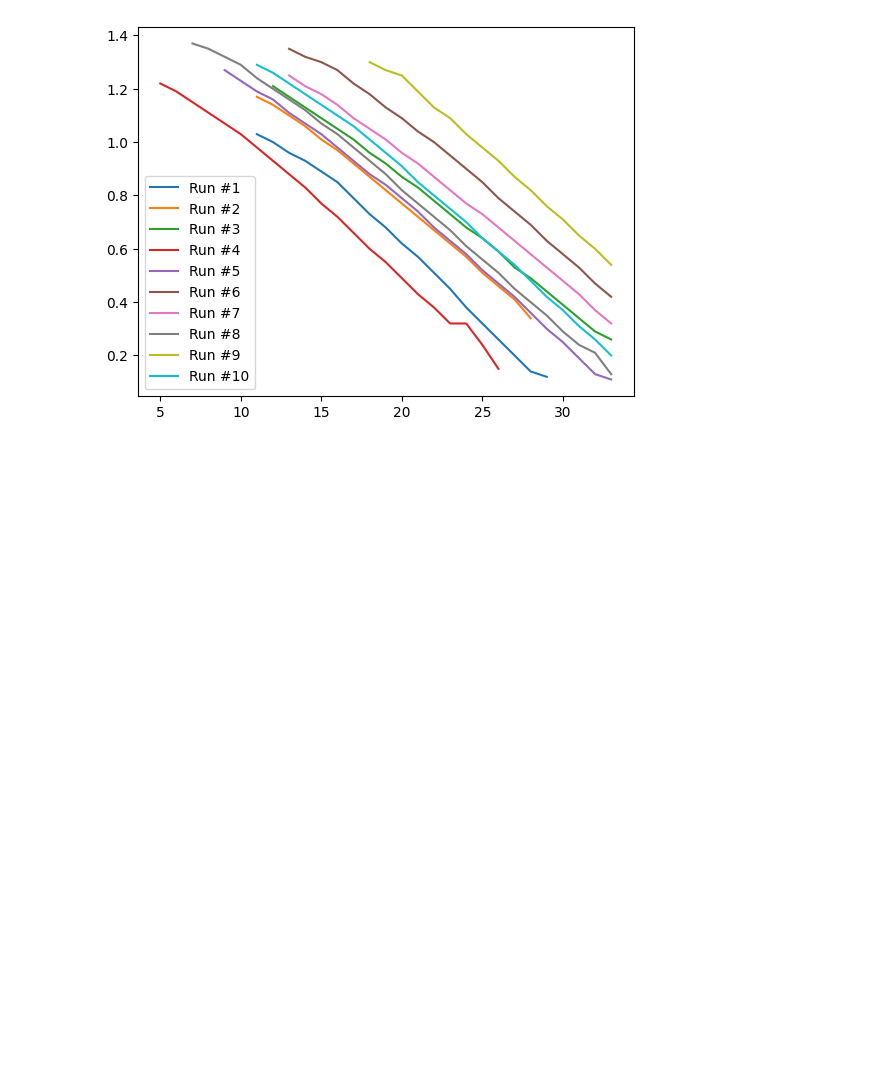
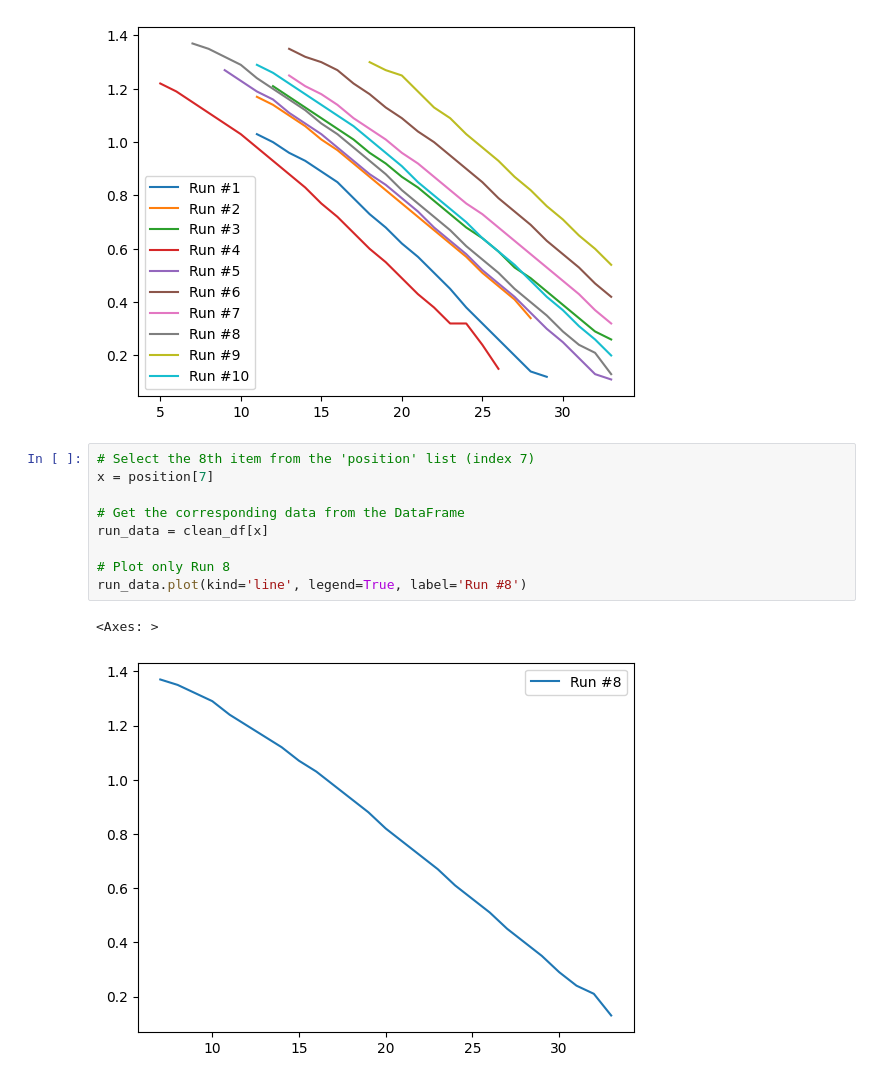
Before and after one commit to Jo-9m-n1/Python_Dawson, a Jupyter notebook: assign1.ipynb, the cells around one changed output. Saved outputs shown, nothing was run; the diff lists cells and outputs as text; blank space fills up the shorter version.

```diff
--- a/assign1.ipynb
+++ b/assign1.ipynb
@@ -291,3 +291,15 @@ for i, x in enumerate(position):
     run_data.plot(kind = 'line', legend = True, label = f'Run #{i+1}')
 # %% [output]
 [figure]
+# %%
+# Select the 8th item from the 'position' list (index 7)
+x = position[7]
+
+# Get the corresponding data from the DataFrame
+run_data = clean_df[x]
+
+# Plot only Run 8
+run_data.plot(kind='line', legend=True, label='Run #8')
+# %% [output]
+<Axes: >
+[figure, added]
```
Also changed, not shown: 1 other file.
